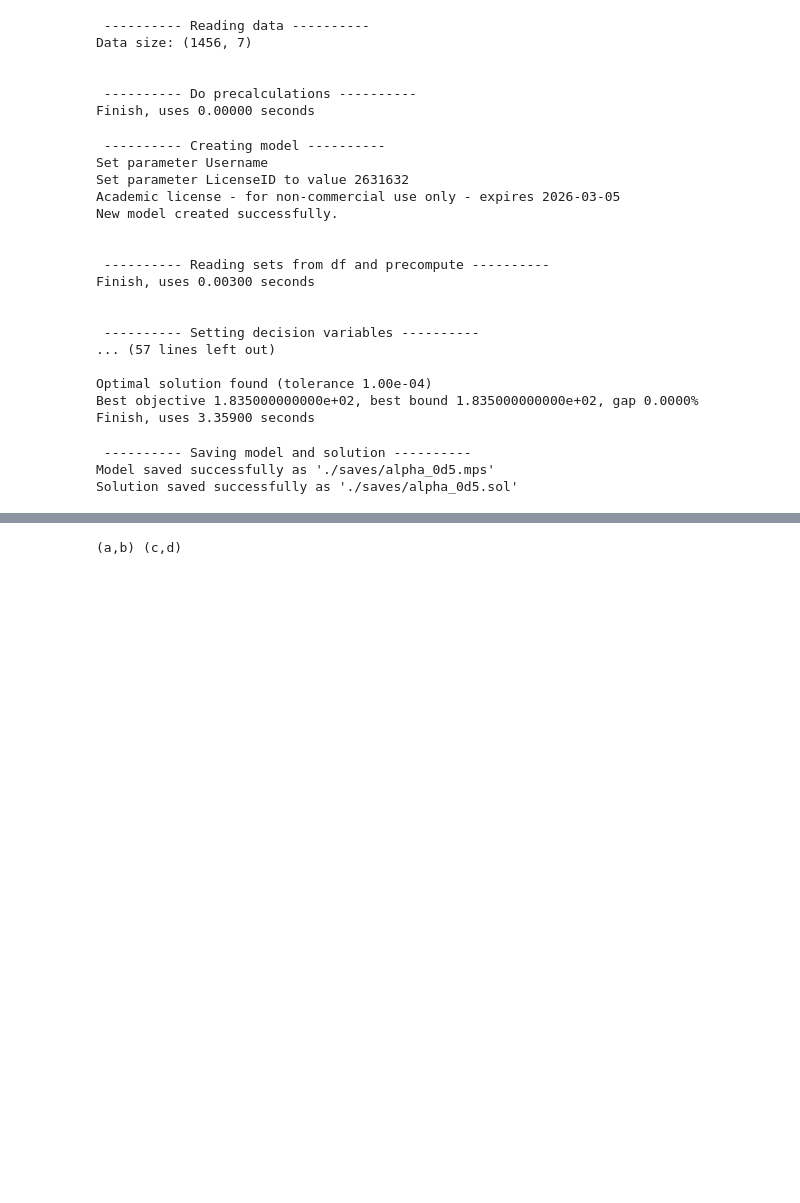
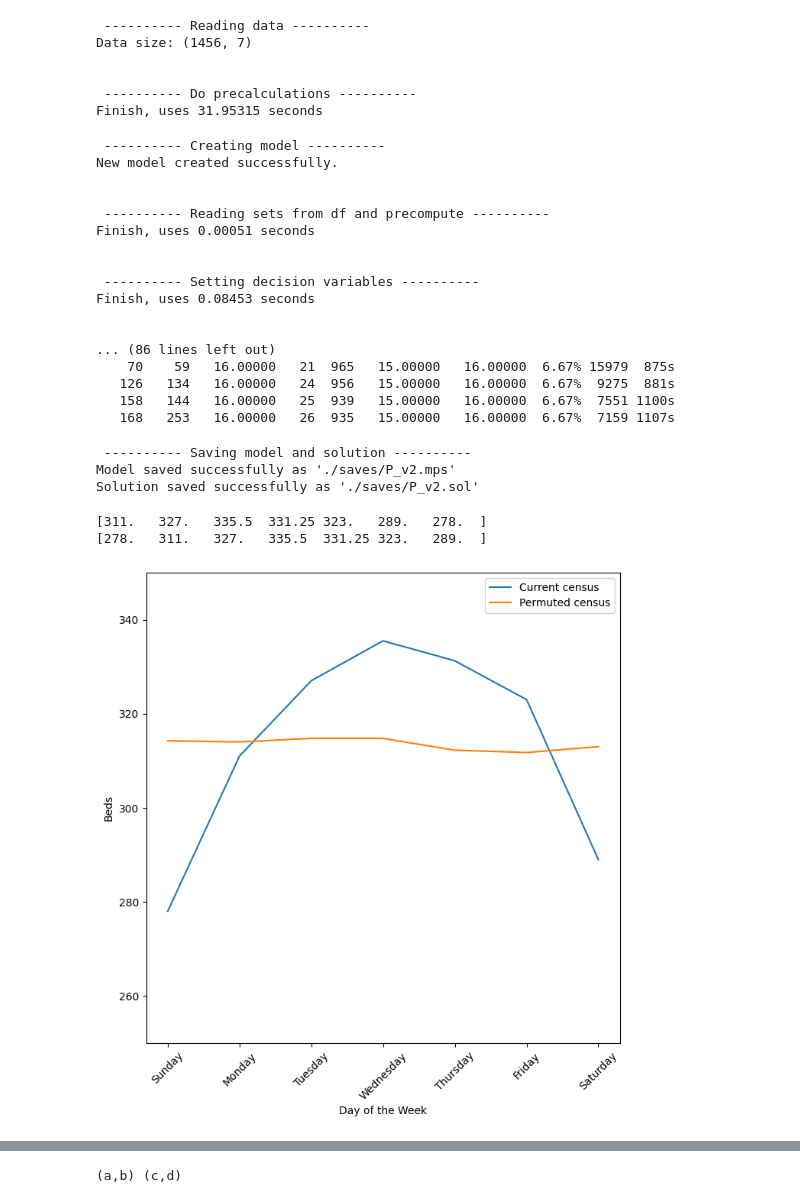
Before and after one commit to LucasXingg/Topics_in_OR_Project, a Jupyter notebook: Gurobi-Copy1.ipynb, the cells around one changed output, grey strips where cells are left out. Cells and saved outputs as stored; diff of their text form; code cells hidden in the pictures; blank space fills up the shorter version.

```diff
--- a/Gurobi-Copy1.ipynb
+++ b/Gurobi-Copy1.ipynb
@@ -36,3 +36,27 @@ def getAllowedMoves(df, utils):
             P_set.add((b1,b2))
 
     return list(P_set)
+# %%
+def getAllowedMoves2(df, utils):
+    B = df['Block'].unique()
+    P_set = set()
+
+    weekend_days = {6, 7}
+    allowed_weekend_moves = {5, 6, 7}
+
+    for b1, b2 in itertools.product(B, repeat=2):
+        o1 = utils.getRoom(b1)
+        o2 = utils.getRoom(b2)
+
+        if abs(o1 - o2) > 10:
+            continue
+
+        d1 = utils.getDay(b1)
+        d2 = utils.getDay(b2)
+
+        if (d1 in weekend_days or d2 in weekend_days) and not (d1 in allowed_weekend_moves and d2 in allowed_weekend_moves):
+            continue
+
+        P_set.add((b1, b2))
+
+    return list(P_set)
@@ -39,44 +84,50 @@ def getAllowedMoves(df, utils):
 # %%
-df, utils = readData(pre=False)
-P = getAllowedMoves(df, utils)
+df, utils_ = readData(pre=True)
+P = getAllowedMoves2(df, utils_)
 
 # Hyperparameters
 F = ['1']
 l_v = [0,0,0,0,0]
-u_v = [150,150,150,150,150]
+u_v = [47,47,47,47,47]
 # %% [output]
  ---------- Reading data ----------
 Data size: (1456, 7)
 
 
  ---------- Do precalculations ----------
-Finish, uses 0.00000 seconds
+Finish, uses 31.95315 seconds
 # %%
-model = OR_model(df=df, P=P, F=F, l_v=l_v, u_v=u_v, alpha=0.5, utils=utils)
+model = OR_model(df=df, P=P, F=F, l_v=l_v, u_v=u_v, alpha=0, utils=utils_)
 model.init()
 model.optimize()
 # %% [output]
  ---------- Creating model ----------
-Set parameter Username
-Set parameter LicenseID to value 2631632
-Academic license - for non-commercial use only - expires 2026-03-05
 New model created successfully.
 
 
  ---------- Reading sets from df and precompute ----------
-Finish, uses 0.00300 seconds
+Finish, uses 0.00051 seconds
 
 
  ---------- Setting decision variables ----------
-... (57 lines left out)
+Finish, uses 0.08453 seconds
 
-Optimal solution found (tolerance 1.00e-04)
-Best objective 1.835000000000e+02, best bound 1.835000000000e+02, gap 0.0000%
-Finish, uses 3.35900 seconds
+
+... (86 lines left out)
+    70    59   16.00000   21  965   15.00000   16.00000  6.67% 15979  875s
+   126   134   16.00000   24  956   15.00000   16.00000  6.67%  9275  881s
+   158   144   16.00000   25  939   15.00000   16.00000  6.67%  7551 1100s
+   168   253   16.00000   26  935   15.00000   16.00000  6.67%  7159 1107s
 # %%
-model.saveModel("./saves/alpha_0d5")
+model.saveModel("./saves/P_v2")
 # %% [output]
  ---------- Saving model and solution ----------
-Model saved successfully as './saves/alpha_0d5.mps'
-Solution saved successfully as './saves/alpha_0d5.sol'
+Model saved successfully as './saves/P_v2.mps'
+Solution saved successfully as './saves/P_v2.sol'
+# %%
+model.resultChart()
+# %% [output]
+[311.   327.   335.5  331.25 323.   289.   278.  ]
+[278.   311.   327.   335.5  331.25 323.   289.  ]
+[figure, added]
 # %%
```
Also changed, not shown: parts of 5 cells of this notebook, 5 other files.
